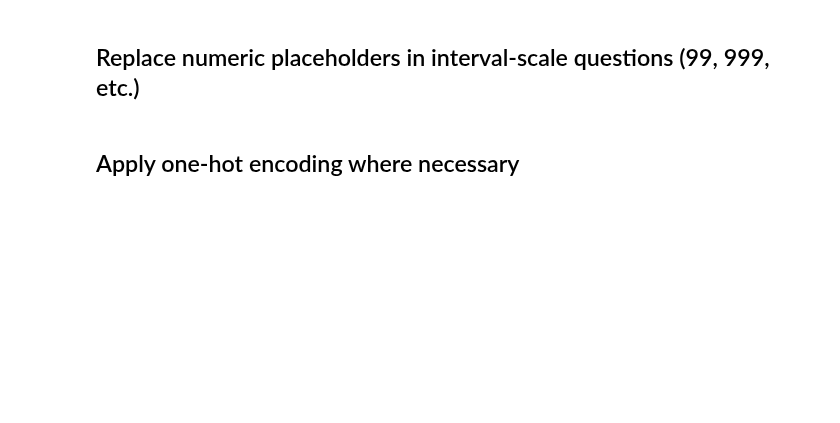
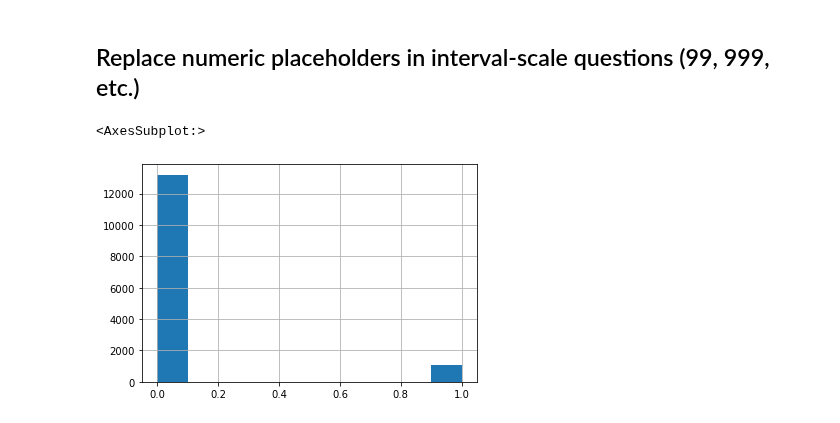
Before and after one commit to NotNANtoN/icp_prediction, a Jupyter notebook: src/notebooks/corona_EDA.ipynb, the cells around one changed output. Saved outputs shown, nothing was run; the diff lists cells and outputs as text; code cells hidden in the pictures; blank space fills up the shorter version.

```diff
--- a/src/notebooks/corona_EDA.ipynb
+++ b/src/notebooks/corona_EDA.ipynb
@@ -74,5 +149,5 @@ for c in constants.preconditions_when:
-# %% [markdown]
-## Replace numeric placeholders in interval-scale questions (99, 999, etc.)
+# %% [markdown]
+## Replace numeric placeholders in interval-scale questions (99, 999, etc.)
 # %%
 def replace_nan_placeholder(df, text_to_val_df, columns):
     # replace 99, 999 etc. by np.nan
@@ -83,5 +158,8 @@ def replace_nan_placeholder(df, text_to_val_df, columns):
     return df
 
 df = replace_nan_placeholder(df, text_to_val_df, constants.interval_questions)
-# %% [markdown]
-## Apply one-hot encoding where necessary
+# %%
+df.loc[df['ges_1']==1, 'target'].hist()
+# %% [output]
+<AxesSubplot:>
+[figure, added]
```
Also changed, not shown: parts of 53 cells of this notebook, 15 other files.
